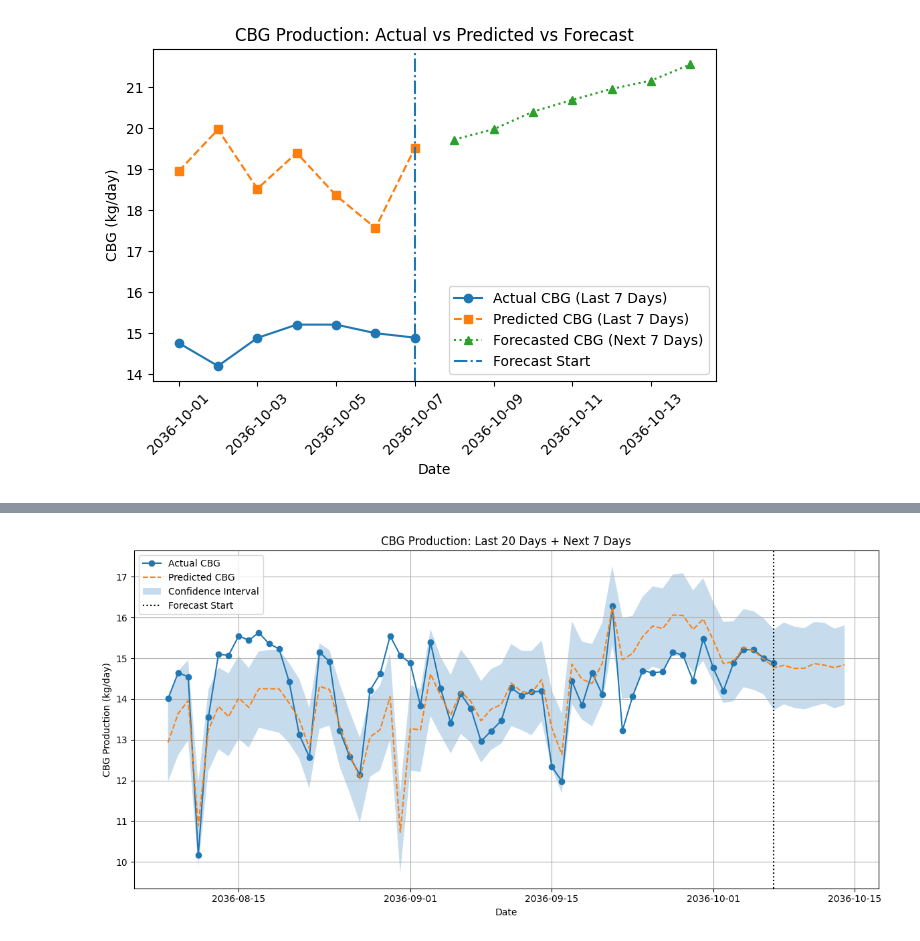
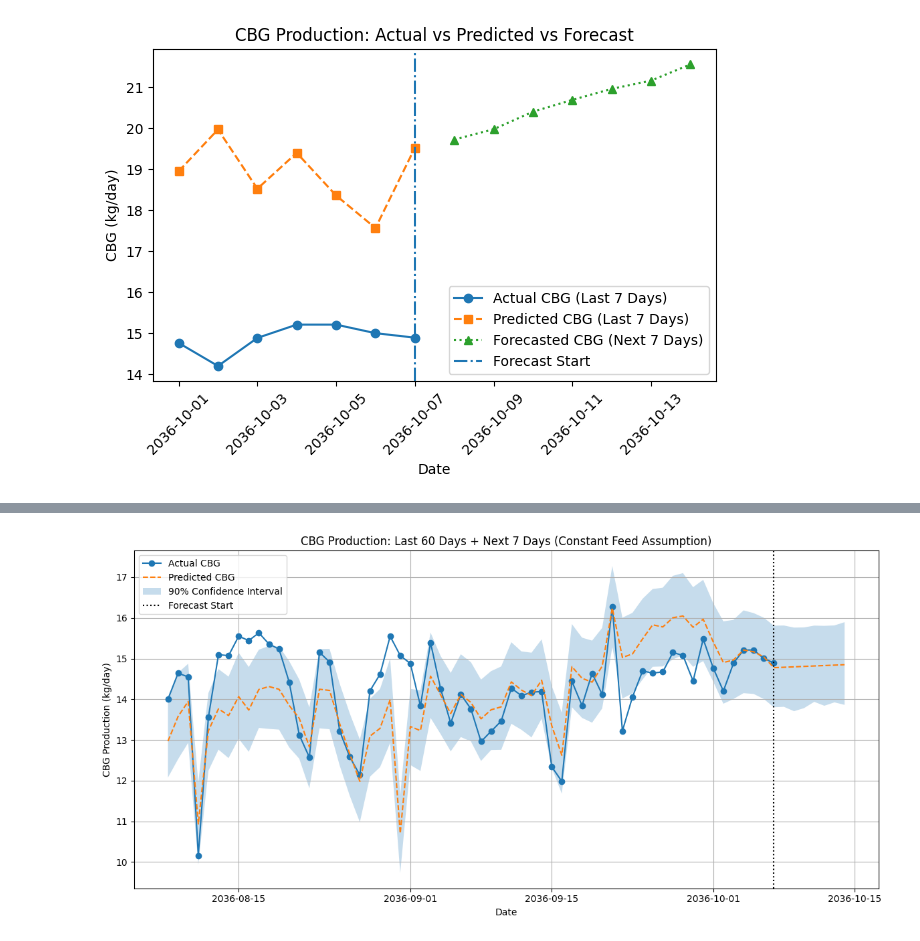
Before and after one commit to Rahneesh/cbg-predictive-analytics, a Jupyter notebook: CBG___Try_2.ipynb, the cells around one changed output, grey strips where cells are left out. Saved outputs shown, nothing was run; the diff lists cells and outputs as text; code cells hidden in the pictures.

```diff
--- a/CBG___Try_2.ipynb
+++ b/CBG___Try_2.ipynb
@@ -417,33 +417,23 @@ plt.show()
 # %% [output]
 [figure]
 # %%
-# ================================
 # CBG FUTURE FORECAST USING PROPHET
-# ================================
+# =======================================
 
 import pandas as pd
 import matplotlib.pyplot as plt
 from prophet import Prophet
 
-# --------------------------------
-# 1. LOAD / COPY DATA
-# --------------------------------
+# 1. LOAD / COPY DATA (COpied the original preprocessed data set)
 df = input_for_prohet_model.copy()
-
-# Clean column names
 df.columns = df.columns.str.strip()
 
-# --------------------------------
-# 2. DATE + TARGET (PROPHET FORMAT)
-# --------------------------------
+# 2. DATE + TARGET
 df["ds"] = pd.to_datetime(df["Date"])
 df["y"] = df["CBG Production (kg/day)"]
-
 df = df.sort_values("ds").reset_index(drop=True)
 
-# --------------------------------
 # 3. FEATURE ENGINEERING
-# --------------------------------
 
 # ---- TOTAL FEED (TPD)
 df["Total Feed TPD"] = (
@@ -459,14 +449,12 @@ df["VS_CD"]  = df["Feed TPD - CD"]  * df["CD - TS %"]  / 100 * df["CD - VS %"]
 
 df["Total VS TPD"] = df["VS_PS"] + df["VS_PMC"] + df["VS_CD"]
 
-# ---- FIX UNIT / NAME MISMATCHES
+# ---- UNIT / NAME FIXES
 df["Raw biogas production (Nm3/day)"] = df["Raw biogas production (Nm³/day)"]
 df["Slurry fed into digester (Nm3)"] = df["Slurry fed into the digester (Nm3)"]
 df["Slurry fed out of digester (Nm3)"] = df["Slurry fed out of the digester (Nm3)"]
 
-# --------------------------------
 # 4. REGRESSORS
-# --------------------------------
 regressors = [
     "Total Feed TPD",
     "Total VS TPD",
@@ -478,16 +466,11 @@ regressors = [
     "Slurry fed out of digester (Nm3)"
 ]
 
-# --------------------------------
-# 5. FINAL MODEL DATA
-# --------------------------------
+# 5. FINAL TRAINING DATA
 df_model = df[["ds", "y"] + regressors].dropna()
+print("✅ Training data shape:", df_model.shape)
 
-print("✅ Prophet training shape:", df_model.shape)
-
-# --------------------------------
 # 6. INITIALIZE PROPHET
-# --------------------------------
 model = Prophet(
     daily_seasonality=False,
     weekly_seasonality=False,
@@ -498,41 +481,49 @@ model = Prophet(
 for reg in regressors:
     model.add_regressor(reg)
 
-# --------------------------------
 # 7. FIT MODEL
-# --------------------------------
 model.fit(df_model)
 
-import matplotlib.pyplot as plt
+# 8. CREATE FUTURE DATAFRAME
+FUTURE_DAYS = 7
 
-# --------------------------------
-# 1. DEFINE WINDOW
-# --------------------------------
+future = model.make_future_dataframe(periods=FUTURE_DAYS, freq="D")
+
+# 9. MERGE HISTORICAL REGRESSORS
+future = future.merge(
+    df_model[["ds"] + regressors],
+    on="ds",
+    how="left"
+)
+
+# 10. CONSTANT FEEDING ASSUMPTION
+last_row = df_model.iloc[-1]
+
+for reg in regressors:
+    future[reg] = future[reg].fillna(last_row[reg])
+
+# Safety check
+assert future[regressors].isna().sum().sum() == 0
+
+# 11. PREDICT
+forecast = model.predict(future)
+
+
+# 12. GRAPH
 LAST_N_DAYS = 60
-FUTURE_DAYS = 7
 
 last_date = df_model["ds"].max()
 start_date = last_date - pd.Timedelta(days=LAST_N_DAYS)
 
-# --------------------------------
-# 2. FILTER FORECAST WINDOW
-# --------------------------------
 plot_df = forecast[
     (forecast["ds"] >= start_date) &
     (forecast["ds"] <= last_date + pd.Timedelta(days=FUTURE_DAYS))
 ]
 
-# --------------------------------
-# 3. ACTUAL VALUES (LAST 20 DAYS)
-# --------------------------------
 actual_df = df_model[df_model["ds"] >= start_date]
 
-# --------------------------------
-# 4. PLOT
-# --------------------------------
 plt.figure(figsize=(12, 6))
 
-# Actual
 plt.plot(
     actual_df["ds"],
     actual_df["y"],
@@ -540,7 +531,6 @@ plt.plot(
     marker="o"
 )
 
-# Forecast
 plt.plot(
     plot_df["ds"],
     plot_df["yhat"],
@@ -548,23 +538,25 @@ plt.plot(
     linestyle="--"
 )
 
-# Confidence interval
 plt.fill_between(
     plot_df["ds"],
     plot_df["yhat_lower"],
     plot_df["yhat_upper"],
     alpha=0.25,
-    label="Confidence Interval"
+    label="90% Confidence Interval"
 )
 
-# Vertical line separating history & future
 plt.axvline(last_date, color="black", linestyle=":", label="Forecast Start")
 
-plt.title("CBG Production: Last 20 Days + Next 7 Days")
+plt.title("CBG Production: Last 60 Days + Next 7 Days (Constant Feed Assumption)")
 plt.xlabel("Date")
 plt.ylabel("CBG Production (kg/day)")
 plt.legend()
 plt.grid(True)
 plt.tight_layout()
 plt.show()
+
+future_cbg = forecast[["ds", "yhat", "yhat_lower", "yhat_upper"]].tail(FUTURE_DAYS)
+print("\n📊 FUTURE CBG PREDICTION (kg/day)")
+print(future_cbg)
 # %% [output]
@@ -572 +564 @@ plt.show()
-[figure, old version]
+[figure, new version]
```
Also changed, not shown: parts of 1 cell of this notebook.
